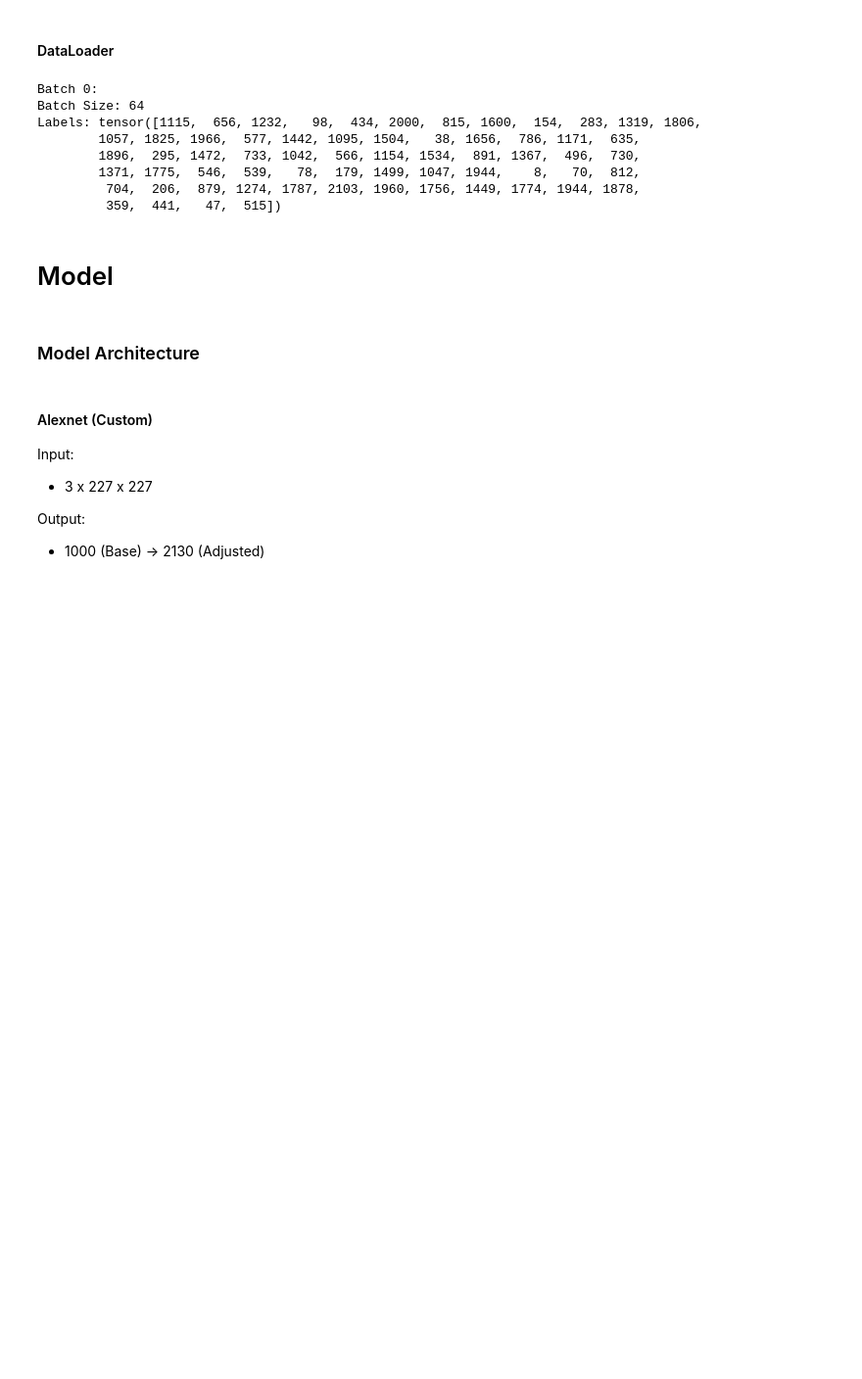
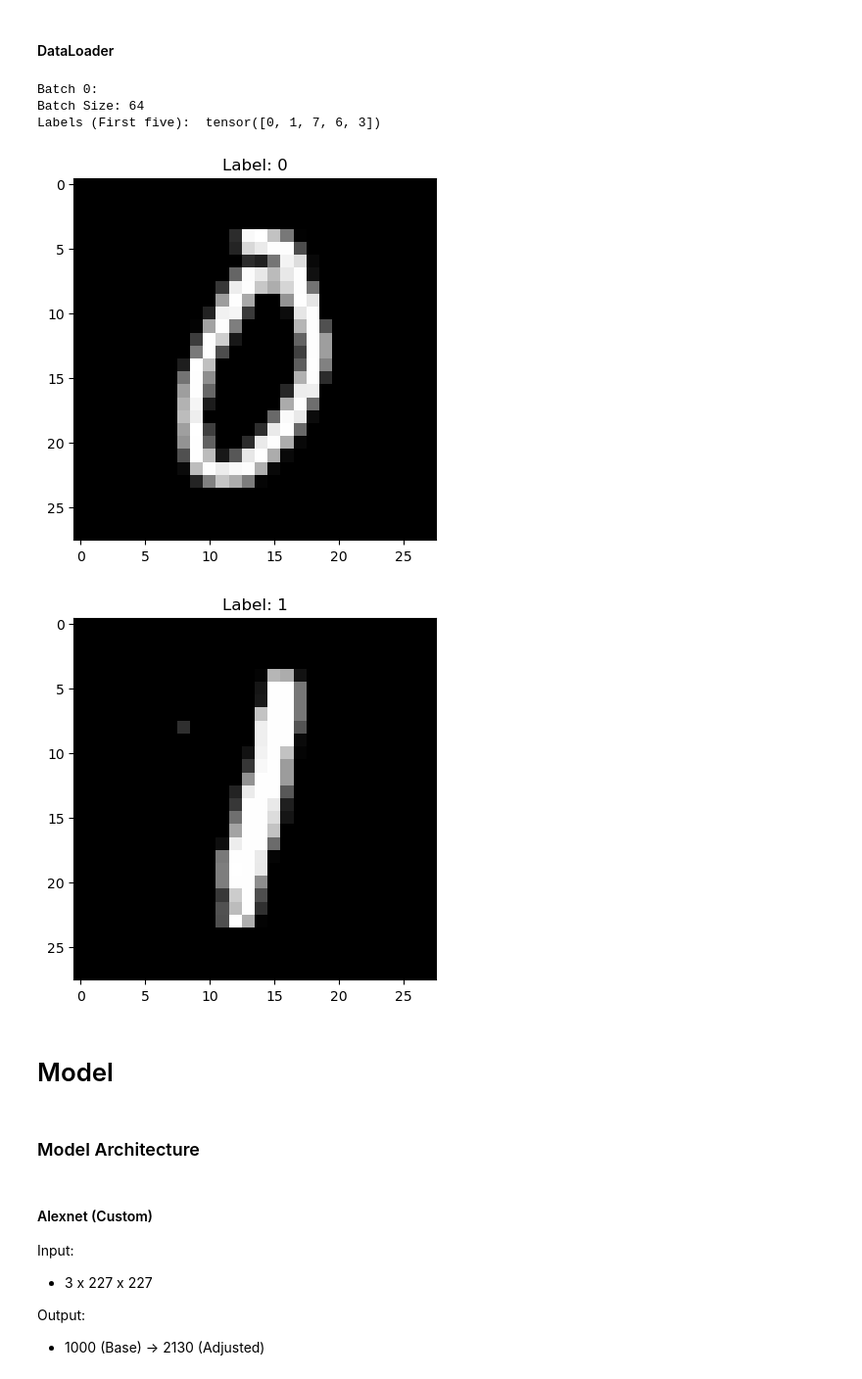
Before and after one commit to dutrg/HCCR_FromScratch, a Jupyter notebook: HCCR_CNV.ipynb, the cells around one changed output. Shown at 98% size. Saved outputs shown, nothing was run; the diff lists cells and outputs as text; code cells hidden in the pictures; blank space fills up the shorter version.

```diff
--- a/HCCR_CNV.ipynb
+++ b/HCCR_CNV.ipynb
@@ -149,28 +224,25 @@ valid_loader = DataLoader(dataset=valid_dataset, batch_size=batch_size, shuffle=
 # %%
 # Iterate over batches in the train loader
 for i, (data, labels) in enumerate(train_loader):
     # Print batch size and labels
     print(f"Batch {i}:")
     print("Batch Size:", data.size(0))
-    print("Labels:", labels)
+    print("Labels (First five): ", labels[:5])
 
     # Visualize some sample images (optional)
-    # for i in range(min(4, data.size(0))):  # Visualize up to 4 images from each batch
-    #     plt.imshow(data[i].permute(1, 2, 0).squeeze().numpy(), cmap='gray')  # Convert tensor to numpy array
-    #     plt.title(f"Label: {labels[i]}")
-    #     plt.show()
+    for i in range(min(2, data.size(0))):  # Visualize up to 4 images from each batch
+        plt.imshow(data[i].permute(1, 2, 0).squeeze().numpy(), cmap='gray')  # Convert tensor to numpy array
+        plt.title(f"Label: {labels[i]}")
+        plt.show()
 
     break
     # Break after the first batch for demonstration
 # %% [output]
 Batch 0:
 Batch Size: 64
-Labels: tensor([1115,  656, 1232,   98,  434, 2000,  815, 1600,  154,  283, 1319, 1806,
-        1057, 1825, 1966,  577, 1442, 1095, 1504,   38, 1656,  786, 1171,  635,
-        1896,  295, 1472,  733, 1042,  566, 1154, 1534,  891, 1367,  496,  730,
-        1371, 1775,  546,  539,   78,  179, 1499, 1047, 1944,    8,   70,  812,
-         704,  206,  879, 1274, 1787, 2103, 1960, 1756, 1449, 1774, 1944, 1878,
-         359,  441,   47,  515])
+Labels (First five):  tensor([0, 1, 7, 6, 3])
+[figure, added]
+[figure, added]
 # %% [markdown]
 # Model
 # %% [markdown]
```
Also changed, not shown: parts of 25 cells of this notebook, 2 other files.
